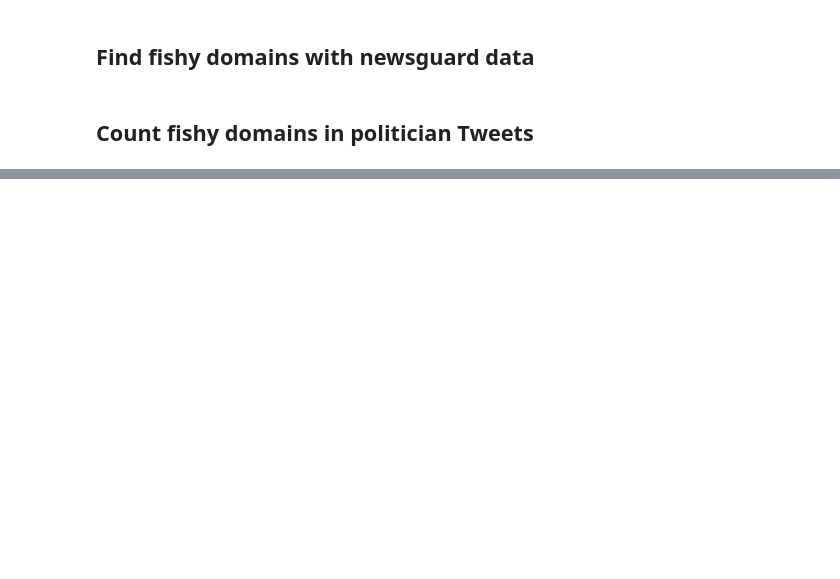
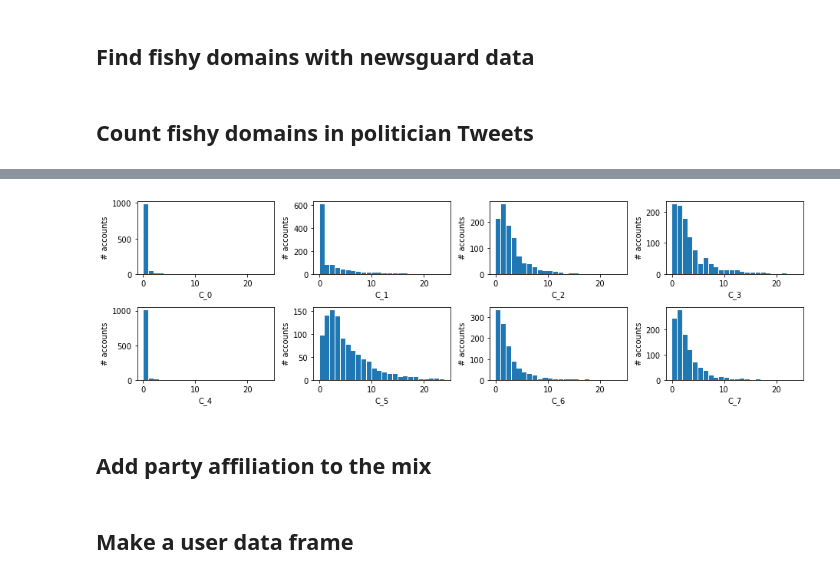
Before and after one commit to StephanLewandowsky/Honesty-project, a Jupyter notebook: code/analysis_twitter/analyze_US_politician_tweeted_URLs.ipynb, the cells around one changed output, grey strips where cells are left out. Drawn from its saved outputs; the diff is of its cells as text; code cells hidden in the pictures; blank space fills up the shorter version.

```diff
--- a/code/analysis_twitter/analyze_US_politician_tweeted_URLs.ipynb
+++ b/code/analysis_twitter/analyze_US_politician_tweeted_URLs.ipynb
@@ -146,0 +285,10 @@ plt.savefig("fishy_share.png")
+# %%
+fig, axes = plt.subplots(2, 4, figsize=(13, 4))
+for ax, col in zip(axes.flatten(), nutrition_categories.values()):
+    ax.hist(fishy_user_count[f"{col}_share"] * 100,
+            bins=np.arange(0, 25, 1), rwidth=0.9)
+    ax.set_xlabel(col)
+    ax.set_ylabel("# accounts")
+fig.tight_layout()
+# %% [output]
+[figure, added]
@@ -146,0 +299,2 @@ plt.savefig("fishy_share.png")
+# %% [markdown]
+## Add party affiliation to the mix
@@ -146,0 +321,2 @@ plt.savefig("fishy_share.png")
+# %% [markdown]
+## Make a user data frame
```
Also changed, not shown: parts of 90 cells of this notebook.
